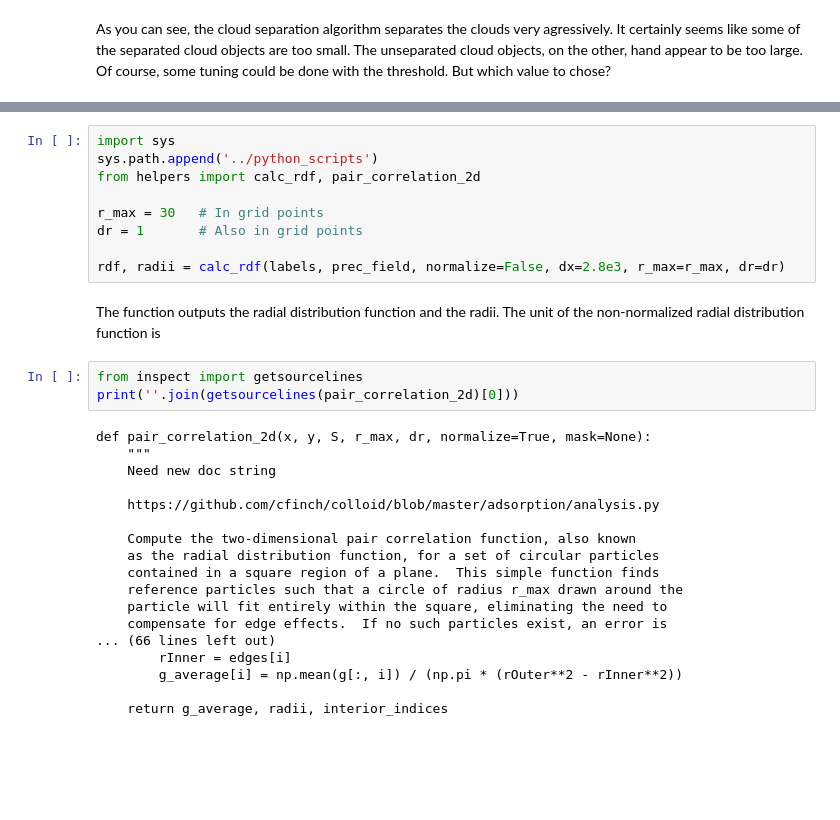
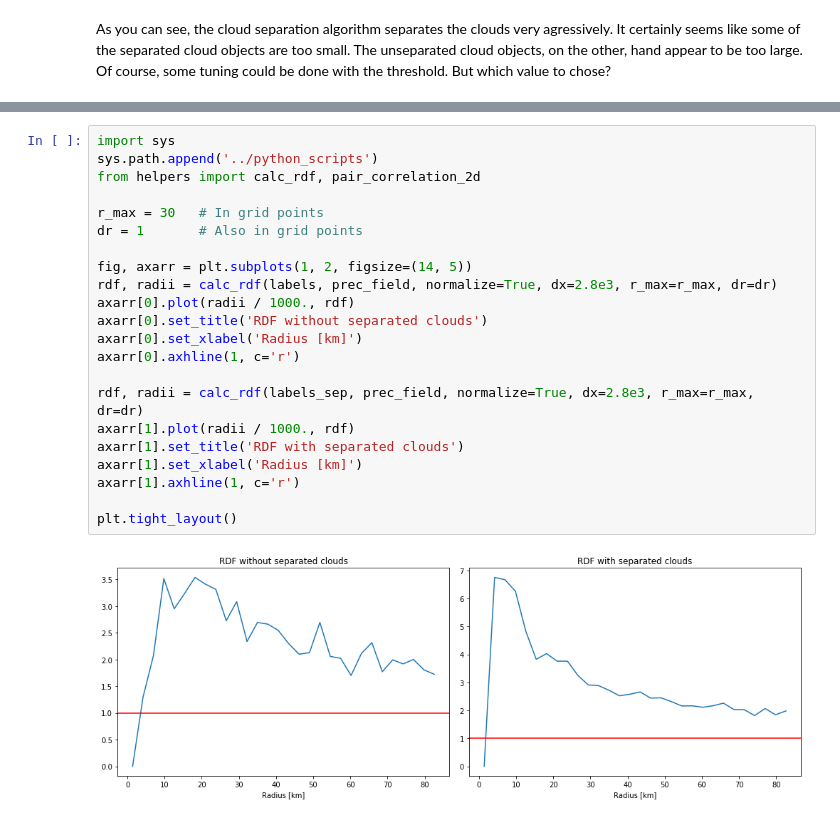
Before and after one commit to raspstephan/convective_variability_analysis, a Jupyter notebook: jupyter_notebooks/radial_distribution_function.ipynb, the cells around one changed output, grey strips where cells are left out. Saved outputs shown, nothing was run; the diff lists cells and outputs as text; blank space fills up the shorter version.

```diff
--- a/jupyter_notebooks/radial_distribution_function.ipynb
+++ b/jupyter_notebooks/radial_distribution_function.ipynb
@@ -59,32 +71,24 @@ Then we have to define some parameters:
 # %%
 import sys
 sys.path.append('../python_scripts')
 from helpers import calc_rdf, pair_correlation_2d
 
 r_max = 30   # In grid points
 dr = 1       # Also in grid points
 
-rdf, radii = calc_rdf(labels, prec_field, normalize=False, dx=2.8e3, r_max=r_max, dr=dr)
+fig, axarr = plt.subplots(1, 2, figsize=(14, 5))
+rdf, radii = calc_rdf(labels, prec_field, normalize=True, dx=2.8e3, r_max=r_max, dr=dr)
+axarr[0].plot(radii / 1000., rdf)
+axarr[0].set_title('RDF without separated clouds')
+axarr[0].set_xlabel('Radius [km]')
+axarr[0].axhline(1, c='r')
+
+rdf, radii = calc_rdf(labels_sep, prec_field, normalize=True, dx=2.8e3, r_max=r_max, dr=dr)
+axarr[1].plot(radii / 1000., rdf)
+axarr[1].set_title('RDF with separated clouds')
+axarr[1].set_xlabel('Radius [km]')
+axarr[1].axhline(1, c='r')
+
+plt.tight_layout()
+# %% [output]
+[figure, added]
-# %% [markdown]
-The function outputs the radial distribution function and the radii. The unit of the non-normalized radial distribution function is
-# %%
-from inspect import getsourcelines
-print(''.join(getsourcelines(pair_correlation_2d)[0]))
-# %% [output]
-def pair_correlation_2d(x, y, S, r_max, dr, normalize=True, mask=None):
-    """
-    Need new doc string
-
-    https://github.com/cfinch/colloid/blob/master/adsorption/analysis.py
-
-    Compute the two-dimensional pair correlation function, also known
-    as the radial distribution function, for a set of circular particles
-    contained in a square region of a plane.  This simple function finds
-    reference particles such that a circle of radius r_max drawn around the
-    particle will fit entirely within the square, eliminating the need to
-    compensate for edge effects.  If no such particles exist, an error is
-... (66 lines left out)
-        rInner = edges[i]
-        g_average[i] = np.mean(g[:, i]) / (np.pi * (rOuter**2 - rInner**2))
-
-    return g_average, radii, interior_indices
```
Also changed, not shown: parts of 9 cells of this notebook.
